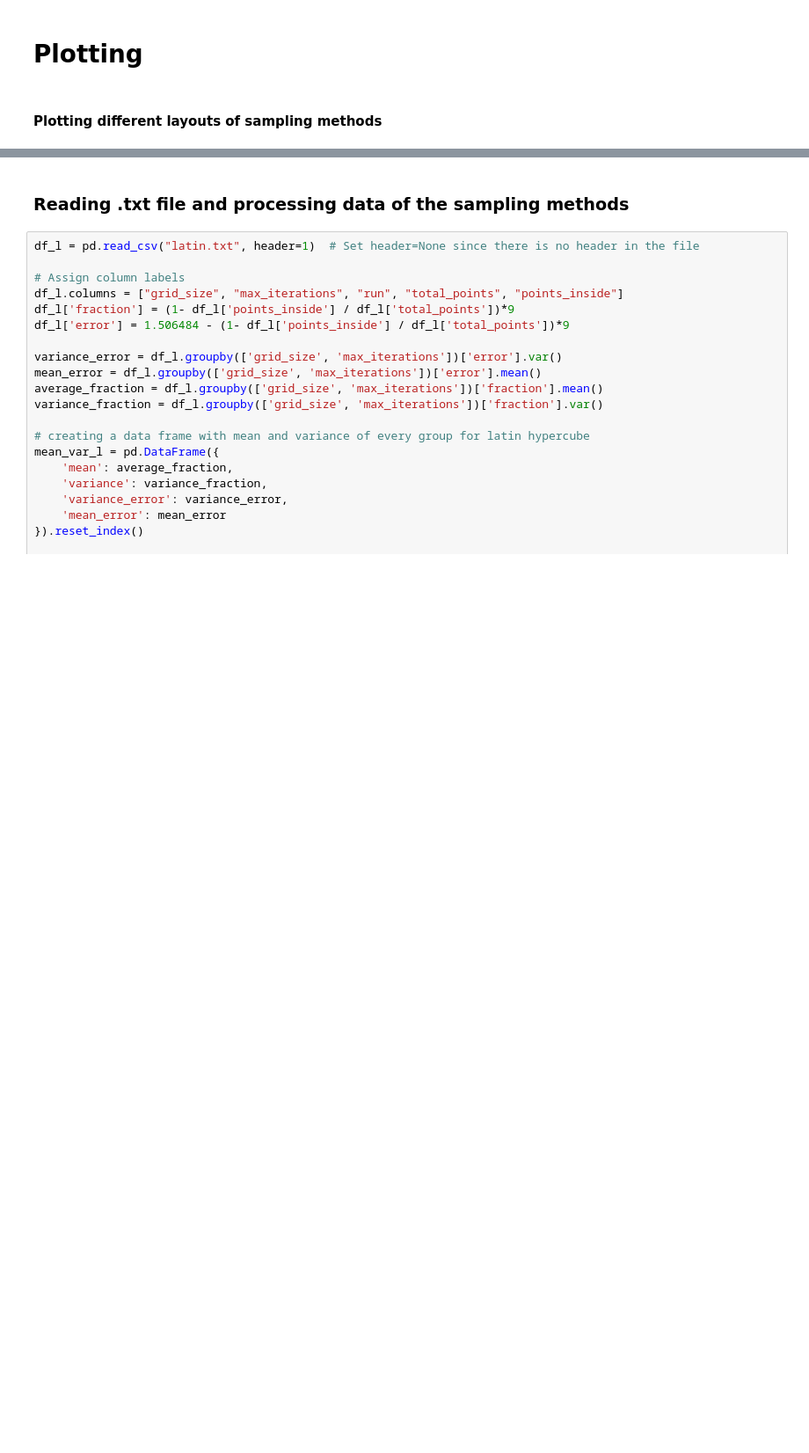
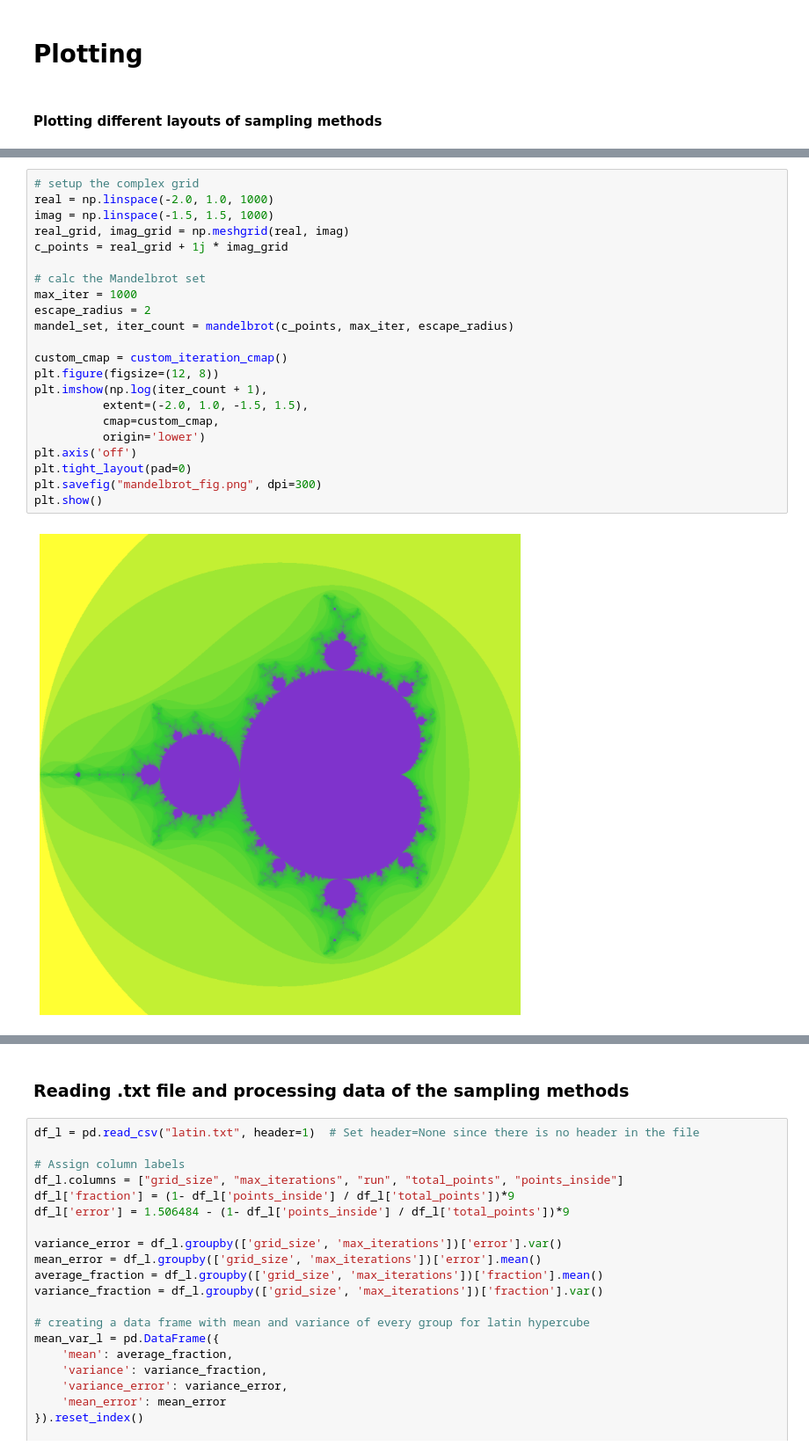
Before and after one commit to Babur-Jihanshahi/ChrisHoynckvanPapendrecht_15340791_CharlotteKoolen_15888592_ZiyaSungkar_14904950_1, a Jupyter notebook: mandelbrot_sim.ipynb, the cells around one changed output, grey strips where cells are left out. Shown at 88% size. Drawn from its saved outputs; the diff is of its cells as text; blank space fills up the shorter version.

Commit message:
last update finished mandelbrot calculation

```diff
--- a/mandelbrot_sim.ipynb
+++ b/mandelbrot_sim.ipynb
@@ -119,0 +169,24 @@ plt.show()
+# %%
+# setup the complex grid
+real = np.linspace(-2.0, 1.0, 1000)
+imag = np.linspace(-1.5, 1.5, 1000)
+real_grid, imag_grid = np.meshgrid(real, imag)
+c_points = real_grid + 1j * imag_grid
+
+# calc the Mandelbrot set
+max_iter = 1000
+escape_radius = 2
+mandel_set, iter_count = mandelbrot(c_points, max_iter, escape_radius)
+
+custom_cmap = custom_iteration_cmap()
+plt.figure(figsize=(12, 8))
+plt.imshow(np.log(iter_count + 1),
+          extent=(-2.0, 1.0, -1.5, 1.5),
+          cmap=custom_cmap,
+          origin='lower')
+plt.axis('off')
+plt.tight_layout(pad=0)
+plt.savefig("mandelbrot_fig.png", dpi=300)
+plt.show()
+# %% [output]
+[figure, added]
```
Also changed, not shown: parts of 17 cells of this notebook, 4 other files.
